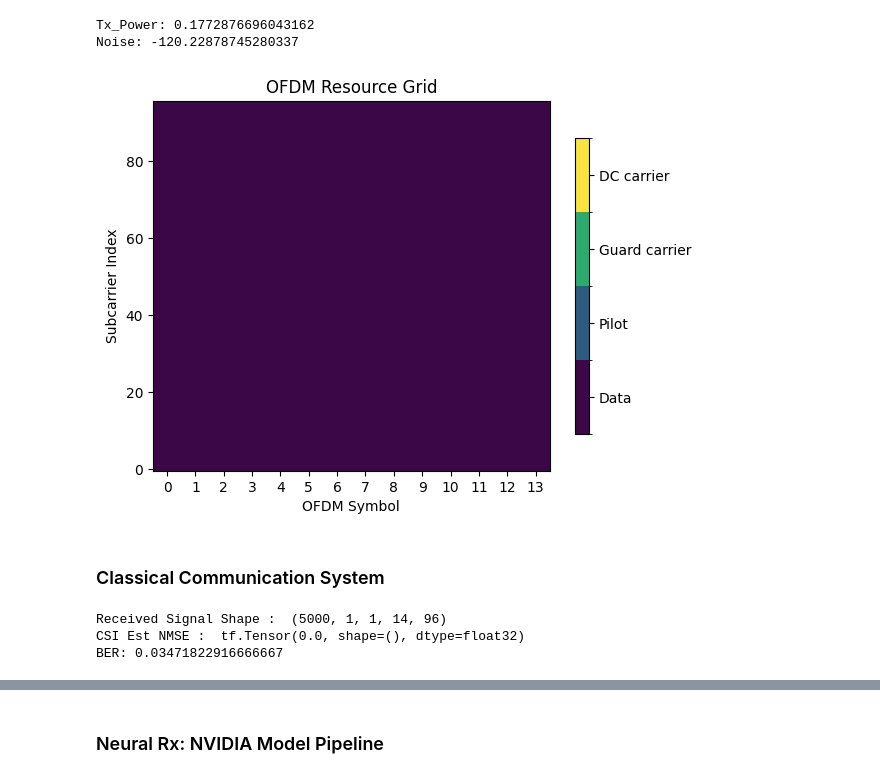
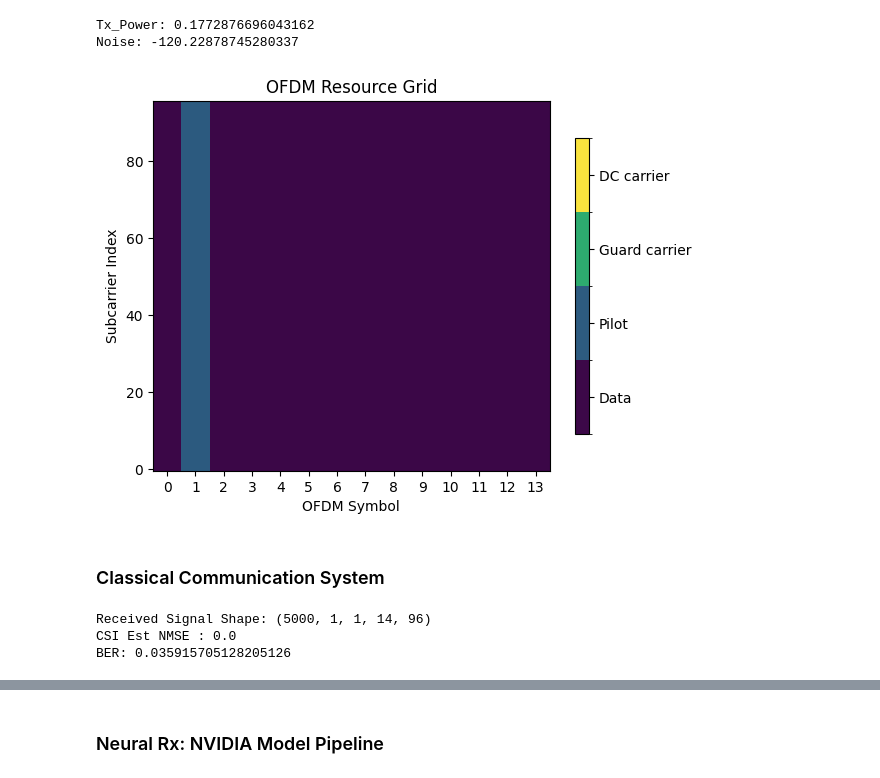
Before and after one commit to Divyadharsh/Neural_rx, a Jupyter notebook: Neural_RX_BER.ipynb, the cells around one changed output, grey strips where cells are left out. Drawn from its saved outputs; the diff is of its cells as text; code cells hidden in the pictures.

Commit message:
updated notebook with different model evaluation

```diff
--- a/Neural_RX_BER.ipynb
+++ b/Neural_RX_BER.ipynb
@@ -122,7 +113,7 @@ bs_array = AntennaArray(num_rows=1,
                              polarization_type="V",
                              antenna_pattern="omni",
                              polarization="single",
-                             carrier_frequency=7.2e9)
+                             carrier_frequency=5.3e9)
 
 # Create channel model
 channel_model = UMi(carrier_frequency=carrier_frequency,
@@ -144,36 +135,36 @@ bs_loc = topology[1]
 ut_vel = topology[4]
 
 # The number of transmitted streams is equal to the number of UT antennas
 num_streams_per_tx = 1
 
 # Create an RX-TX association matrix
 # rx_tx_association[i,j]=1 means that receiver i gets at least one stream
 # from transmitter j. Depending on the transmission direction (uplink or downlink),
 # the role of UT and BS can change. However, as we have only a single
 # transmitter and receiver, this does not matter:
 rx_tx_association = np.zeros([1, num_ut])
 rx_tx_association[:, 0] = 1
 #rx_tx_association[:, 1] = 1
 
 # Instantiate a StreamManagement object
 # This determines which data streams are determined for which receiver.
 # In this simple setup, this is fairly simple. However, it can get complicated
 # for simulations with many transmitters and receivers.
 sm = StreamManagement(rx_tx_association, num_streams_per_tx)
 
 rg = ResourceGrid(num_ofdm_symbols=14,
                   fft_size=fft_size,
                   subcarrier_spacing=subcarrier_spacing,
                   num_tx=num_ut,
                   num_streams_per_tx=num_streams_per_tx,
                   cyclic_prefix_length=0,
-                  pilot_pattern = None,
-                  pilot_ofdm_symbol_indices = None)
+                  pilot_pattern = "kronecker",
+                  pilot_ofdm_symbol_indices = [1])
 rg.show();
 # %% [output]
 Tx_Power: 0.1772876696043162
 Noise: -120.22878745280337
-[figure, old version]
+[figure, new version]
 # %%
 num_bits_per_symbol = 2 # QPSK modulation
 coderate = 0.3 # The code rate
@@ -223,44 +214,56 @@ frequencies = subcarrier_frequencies(rg.fft_size, rg.subcarrier_spacing)
 # %%
 tf.random.set_seed(42)
 
-## Transmitter
-b = binary_source([batch_size, num_ut, rg.num_streams_per_tx, n])
-#c = encoder(b)                ## All bits are information bits for now
+# --------- Transmitter ---------
+b = binary_source([batch_size, num_ut, rg.num_streams_per_tx, n])  # n must equal (#data_REs * bits_per_sym)
+# c = encoder(b)  # keep commented for uncoded link
 
-x = mapper(b)                  # Mapping bits to modulation symbols
-x_rg = rg_mapper(x)            # Mapping symbols to OFDM resources
-x_rg = np.sqrt(TxPower_SC) * x_rg      # Assigning transmit power
+x    = mapper(b)                 # map bits -> constellation symbols
+x_rg = rg_mapper(x)              # map to OFDM resource grid (data REs only)
+x_rg = np.sqrt(TxPower_SC) * x_rg
 
-## Passing through wireless channel
-a, tau = channel_model(num_time_samples=rg.num_ofdm_symbols, sampling_frequency=1/rg.ofdm_symbol_duration)
+# --------- Channel ---------
+a, tau = channel_model(num_time_samples=rg.num_ofdm_symbols,
+                       sampling_frequency=1/rg.ofdm_symbol_duration)
 h_freq = cir_to_ofdm_channel(frequencies, a, tau, normalize=False)
 
-#Receiver (Signal + Channel + Thermal Noise : AWGN)
+# --------- Receive ---------
 no = noise_SC_Watt
-y = channel_freq(x_rg, h_freq, no)            ## This is your input to Neural Rx: Received Signal, Optional Inputs : H_Freq, No
-print("Received Signal Shape : ", y.shape)
+y  = channel_freq(x_rg, h_freq, no)
+print("Received Signal Shape:", y.shape)  # e.g., (N,1,1,S,F)
 
-# Channel Estimation
-returnCompleteRG = True;    num_ant_ports = 1
-#h_freq_d_DL_hat, err_var = csi_est([y, no, num_ant_ports, returnCompleteRG])
+# Channel estimation (here, perfect CSI for simplicity)
 h_freq_d_DL_hat = h_freq
 
-#x_hat = tf.squeeze(tf.matmul(g, y), axis=-1)
-x_hat, no_eff = zf_equ(y, h_freq_d_DL_hat, tf.zeros(h_freq_d_DL_hat.shape), no)
+# ZF equalization
+x_hat, no_eff = zf_equ(y, h_freq_d_DL_hat, tf.zeros_like(h_freq_d_DL_hat), no)
 x_hat = x_hat / np.sqrt(TxPower_SC)
 
-llr = demapper(x_hat, no_eff)       ## This is your ground truth label for Neural Rx
+# Demap to bit LLRs for **data REs only**
+llr = demapper(x_hat, no_eff)  # shape typically (N, 1, 1, E) or (N,1,1,S,F,B) depending on demapper
 
-#b_hat = decoder(llr)
-b_hat = tf.cast(tf.less(0.0, llr), llr.dtype)
+# --------- Uncoded hard decisions (NO LDPC decoder here) ---------
+# Flatten both LLRs and labels, align lengths, and compute BER
+llr_flat = tf.reshape(llr, [tf.shape(llr)[0], -1])              # (N, E)
+b_hat    = tf.cast(llr_flat > 0.0, tf.float32)                  # (N, E)
 
+b_flat   = tf.reshape(tf.cast(b, tf.float32), [tf.shape(b)[0], -1])  # (N, n)
 
-# Compute Mean Squared Error (MSE)
+# Align in case shapes differ by a few bits (shouldn't if n = #data_REs * B)
+T_pred = tf.shape(b_hat)[1]
+T_true = tf.shape(b_flat)[1]
+T_min  = tf.minimum(T_pred, T_true)
+b_hat  = b_hat[:, :T_min]
+b_flat = b_flat[:, :T_min]
+
+# --------- Metrics ---------
 mse = tf.reduce_mean(tf.abs(h_freq_d_DL_hat - h_freq)**2)
-print("CSI Est NMSE : ", mse / tf.reduce_mean(tf.abs(h_freq)**2))
+nmse = mse / (tf.reduce_mean(tf.abs(h_freq)**2) + 1e-12)
+print("CSI Est NMSE :", nmse.numpy())
 
-print("BER: {}".format(compute_ber(b, b_hat).numpy()))
+ber = compute_ber(b_flat, b_hat).numpy()
+print("BER:", ber)
 # %% [output]
-Received Signal Shape :  (5000, 1, 1, 14, 96)
-CSI Est NMSE :  tf.Tensor(0.0, shape=(), dtype=float32)
-BER: 0.03471822916666667
+Received Signal Shape: (5000, 1, 1, 14, 96)
+CSI Est NMSE : 0.0
+BER: 0.035915705128205126
```
Also changed, not shown: parts of 13 cells of this notebook.
